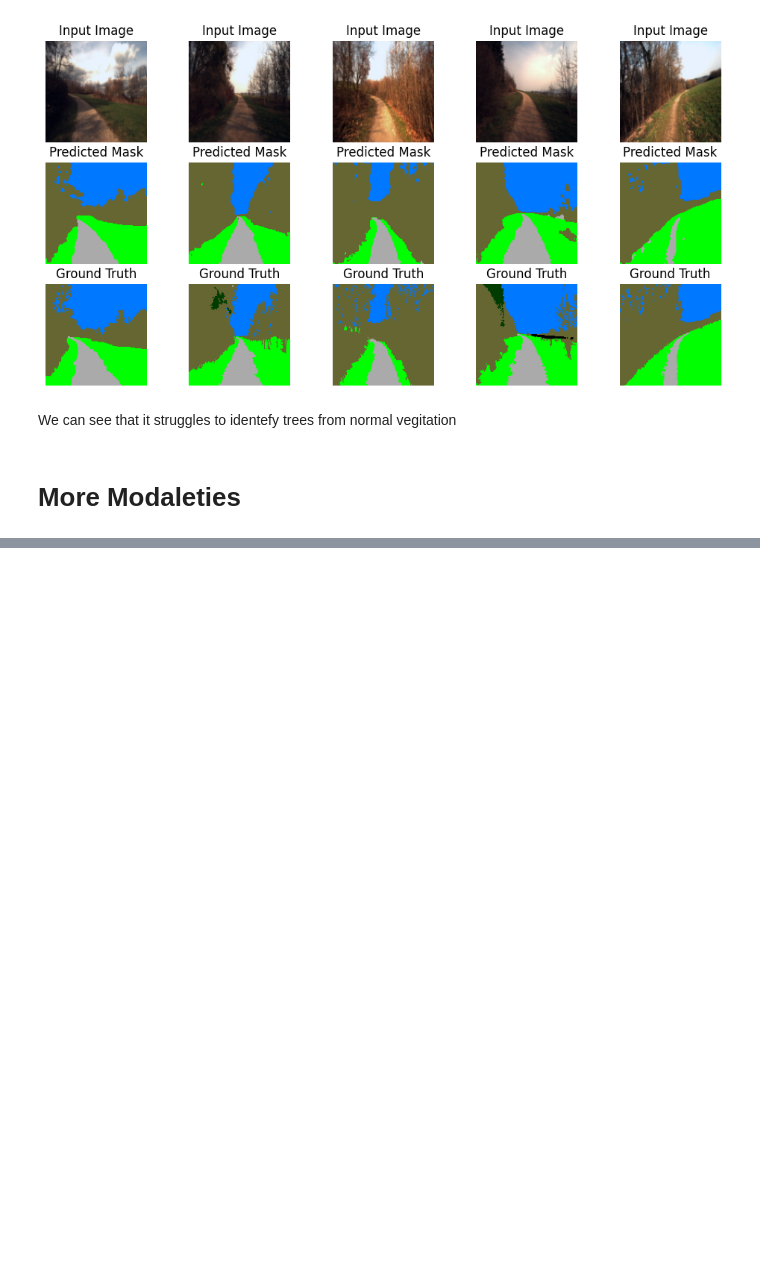
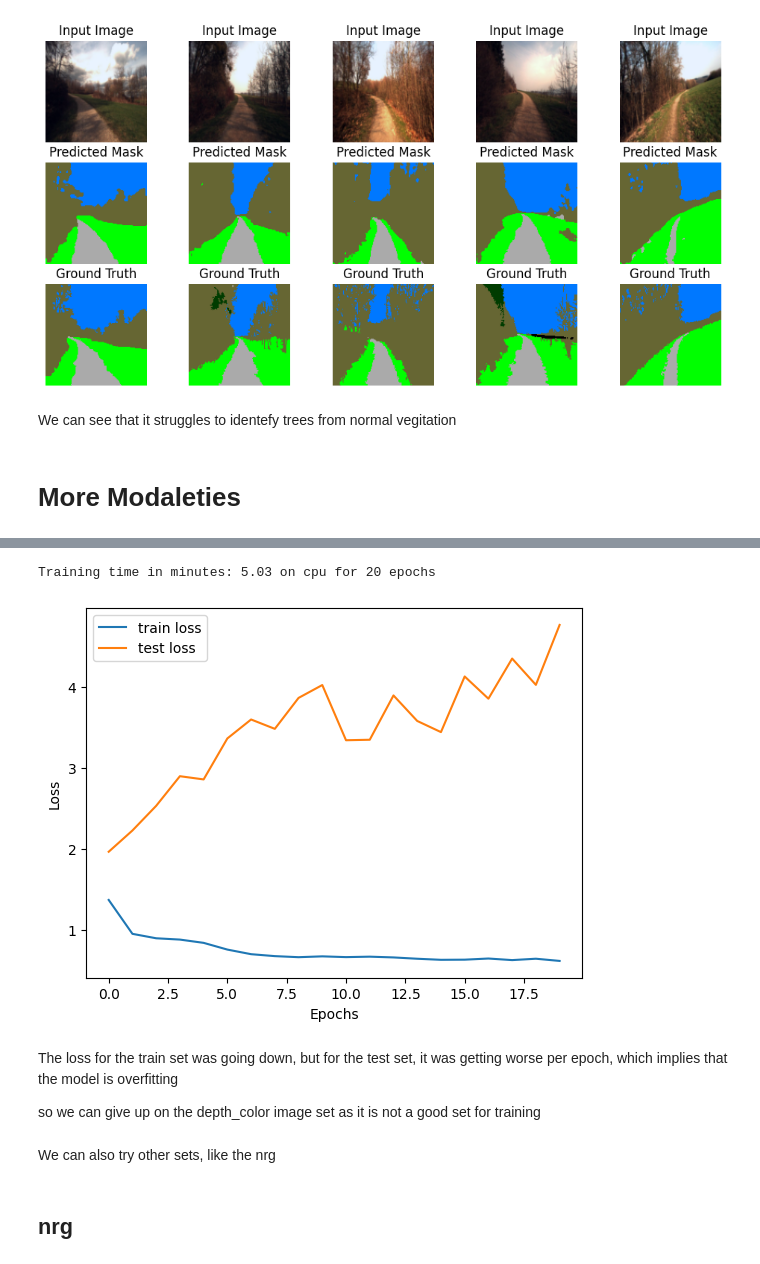
Before and after one commit to osama-alk/DeepLearningInMachineVis-Exercises, a Jupyter notebook: Segmentation MiniProject/08b_SemanticSegmentation_MP.ipynb, the cells around one changed output, grey strips where cells are left out. Drawn from its saved outputs; the diff is of its cells as text; code cells hidden in the pictures; blank space fills up the shorter version.

```diff
--- a/Segmentation MiniProject/08b_SemanticSegmentation_MP.ipynb
+++ b/Segmentation MiniProject/08b_SemanticSegmentation_MP.ipynb
@@ -608,0 +617,11 @@ ValueError: num_samples should be a positive integer value, but got num_samples=
+# %%
+# create the network
+model = UnetCNN(hidden_dims=[16, 32, 64, 128])
+count_parameters(model)
+# create the optimizer
+optimizer = torch.optim.Adam(model.parameters(), lr=0.001)
+# create the loss function
+criterion = nn.CrossEntropyLoss()
+# set the device
+device = torch.device("cuda" if use_cuda else "cpu")
+model.to(device)
@@ -608,0 +647,34 @@ ValueError: num_samples should be a positive integer value, but got num_samples=
+# %%
+EPOCHS = 20
+train_losses = []
+test_losses = []
+start_time = time.time()
+pbar = tqdm(range(EPOCHS))
+for epoch in pbar:
+    train_loss = train_one_epoch(model, optimizer, criterion, train_loader)
+    test_loss = test(model, criterion, test_loader)
+    train_losses.append(train_loss)
+    test_losses.append(test_loss)
+    pbar.set_description(f'Epoch {epoch + 1}, Train Loss: {train_loss:.4f}, Test Loss: {test_loss:.4f}')
+end_time = time.time()
+print(f"Training time in minutes: {(end_time - start_time) / 60:.2f} on {device} for {EPOCHS} epochs")
+# %% [output]
+Training time in minutes: 5.03 on cpu for 20 epochs
+# %%
+# plot the train and test losses
+plt.plot(train_losses, label='train loss')
+plt.plot(test_losses, label='test loss')
+plt.xlabel('Epochs')
+plt.ylabel('Loss')
+plt.legend()
+plt.show()
+# %% [output]
+[figure, added]
+# %% [markdown]
+The loss for the train set was going down, but for the test set, it was getting worse per epoch, which implies that the model is overfitting <br>
+
+so we can give up on the depth_color image set as it is not a good set for training
+# %% [markdown]
+We can also try other sets, like the nrg
+# %% [markdown]
+## nrg
```
Also changed, not shown: parts of 27 cells of this notebook.
